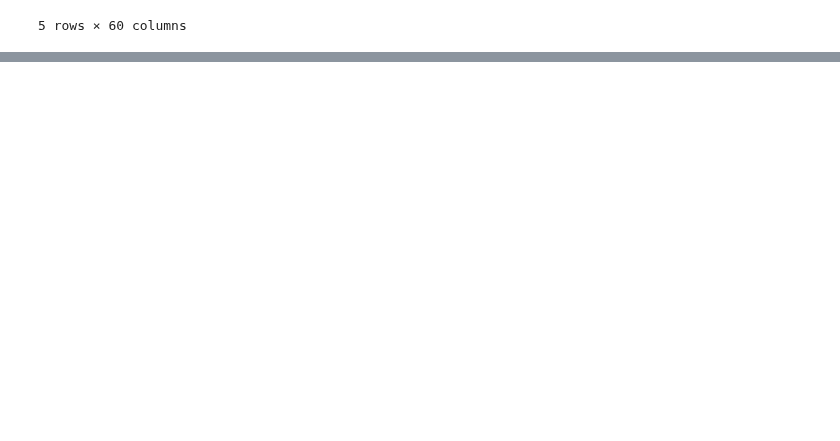
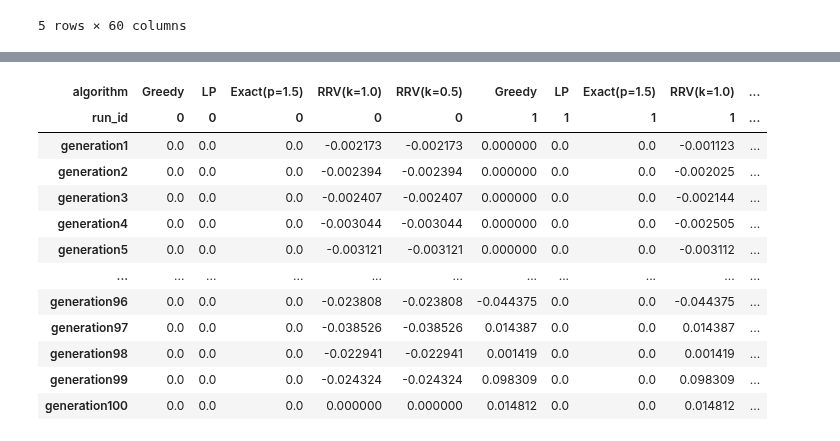
Before and after one commit to aaron-sandoval/generative_social_choice, a Jupyter notebook: generative_social_choice/plots/compare_voting_algs_on_chatbot_data.ipynb, the cells around one changed output, grey strips where cells are left out. Saved outputs shown, nothing was run; the diff lists cells and outputs as text; code cells hidden in the pictures; blank space fills up the shorter version.

```diff
--- a/generative_social_choice/plots/compare_voting_algs_on_chatbot_data.ipynb
+++ b/generative_social_choice/plots/compare_voting_algs_on_chatbot_data.ipynb
@@ -253,0 +358,82 @@ df_slates
+# %%
+# Compute utilities relative to Exact for each run_id
+# First, sort each column independently (including "Exact" columns)
+# Then, for each run_id, subtract the sorted "Exact" column values from all sorted columns with that run_id
+sorted_utilities_relative_to_exact = utilities_swapped_index_levels.copy()
+
+# Sort each column independently
+for col in sorted_utilities_relative_to_exact.columns:
+    sorted_utilities_relative_to_exact[col] = sorted_utilities_relative_to_exact[col].sort_values(ascending=False).values
+
+# Check if columns are MultiIndex or simple
+if isinstance(utilities_swapped_index_levels.columns, pd.MultiIndex):
+    # MultiIndex case: columns are (algorithm, run_id)
+    for run_id in utilities_swapped_index_levels.columns.get_level_values('run_id').unique():
+        # Find the "Exact" column for this run_id
+        exact_cols = [
+            col for col in utilities_swapped_index_levels.columns
+            if col[1] == run_id and col[0] == 'Exact'
+        ]
+
+        if len(exact_cols) == 0:
+            # No Exact column for this run_id, skip
+            continue
+        elif len(exact_cols) > 1:
+            # Multiple Exact columns, use the first one (shouldn't happen normally)
+            exact_col = exact_cols[0]
+        else:
+            exact_col = exact_cols[0]
+
+        # Get the sorted Exact values for this run_id
+        exact_values = sorted_utilities_relative_to_exact[exact_col]
+
+        # Subtract from all columns with this run_id
+        for col in utilities_swapped_index_levels.columns:
+            if col[1] == run_id:
+                sorted_utilities_relative_to_exact[col] = sorted_utilities_relative_to_exact[col] - exact_values
+else:
+    # Simple columns case: find the "Exact" column
+    exact_cols = [
+        col for col in utilities_swapped_index_levels.columns
+        if col == 'Exact'
+    ]
+
+    if len(exact_cols) > 0:
+        exact_col = exact_cols[0]
+        exact_values = sorted_utilities_relative_to_exact[exact_col]
+
+        # Subtract from all columns
+        for col in utilities_swapped_index_levels.columns:
+            sorted_utilities_relative_to_exact[col] = sorted_utilities_relative_to_exact[col] - exact_values
+
+# Filter out all "Exact" columns at the end
+if isinstance(sorted_utilities_relative_to_exact.columns, pd.MultiIndex):
+    # MultiIndex case: filter out columns where algorithm name starts with "Exact"
+    filtered_cols = [
+        col for col in sorted_utilities_relative_to_exact.columns
+        if not str(col[0]) == 'Exact'
+    ]
+    sorted_utilities_relative_to_exact = sorted_utilities_relative_to_exact[filtered_cols]
+else:
+    # Simple columns case: filter out columns that start with "Exact"
+    filtered_cols = [
+        col for col in sorted_utilities_relative_to_exact.columns
+        if not str(col) == 'Exact'
+    ]
+    sorted_utilities_relative_to_exact = sorted_utilities_relative_to_exact[filtered_cols]
+
+sorted_utilities_relative_to_exact
+# %% [output]
+| algorithm | Greedy | LP | Exact(p=1.5) | RRV(k=1.0) | RRV(k=0.5) | Greedy | LP | Exact(p=1.5) | RRV(k=1.0) | ... |
+| run_id | 0 | 0 | 0 | 0 | 0 | 1 | 1 | 1 | 1 | ... |
+| generation1 | 0.0 | 0.0 | 0.0 | -0.002173 | -0.002173 | 0.000000 | 0.0 | 0.0 | -0.001123 | ... |
+| generation2 | 0.0 | 0.0 | 0.0 | -0.002394 | -0.002394 | 0.000000 | 0.0 | 0.0 | -0.002025 | ... |
+| generation3 | 0.0 | 0.0 | 0.0 | -0.002407 | -0.002407 | 0.000000 | 0.0 | 0.0 | -0.002144 | ... |
+| generation4 | 0.0 | 0.0 | 0.0 | -0.003044 | -0.003044 | 0.000000 | 0.0 | 0.0 | -0.002505 | ... |
+| generation5 | 0.0 | 0.0 | 0.0 | -0.003121 | -0.003121 | 0.000000 | 0.0 | 0.0 | -0.003112 | ... |
+| ... | ... | ... | ... | ... | ... | ... | ... | ... | ... | ... |
+| generation96 | 0.0 | 0.0 | 0.0 | -0.023808 | -0.023808 | -0.044375 | 0.0 | 0.0 | -0.044375 | ... |
+| generation97 | 0.0 | 0.0 | 0.0 | -0.038526 | -0.038526 | 0.014387 | 0.0 | 0.0 | 0.014387 | ... |
+| generation98 | 0.0 | 0.0 | 0.0 | -0.022941 | -0.022941 | 0.001419 | 0.0 | 0.0 | 0.001419 | ... |
+| generation99 | 0.0 | 0.0 | 0.0 | -0.024324 | -0.024324 | 0.098309 | 0.0 | 0.0 | 0.098309 | ... |
+| generation100 | 0.0 | 0.0 | 0.0 | 0.000000 | 0.000000 | 0.014812 | 0.0 | 0.0 | 0.014812 | ... |
```
Also changed, not shown: parts of 10 cells of this notebook, 1 other file.
